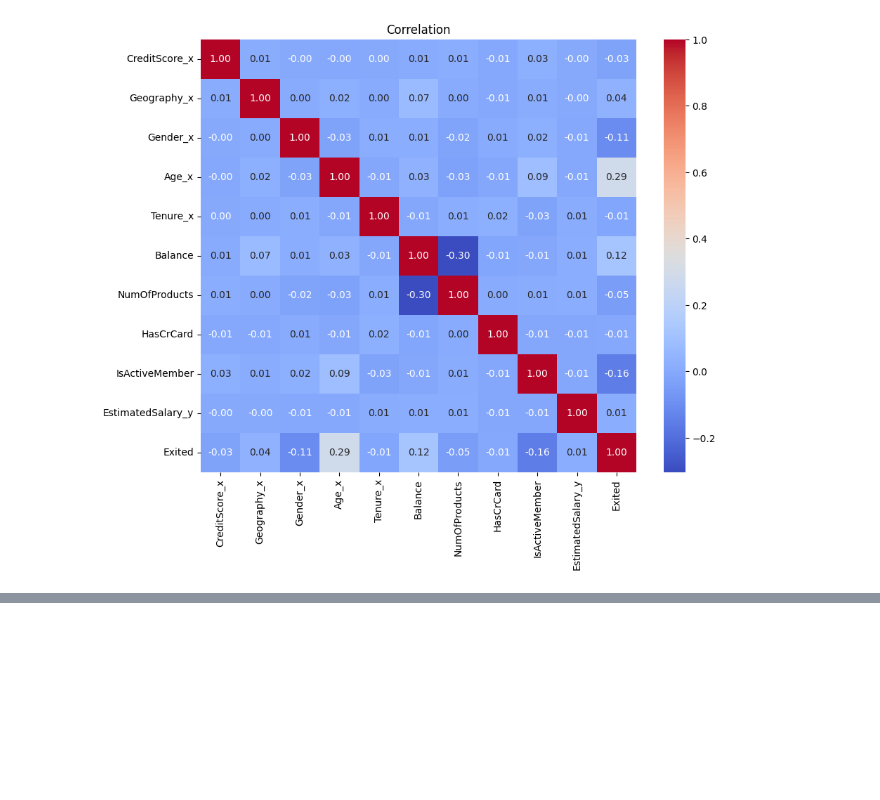
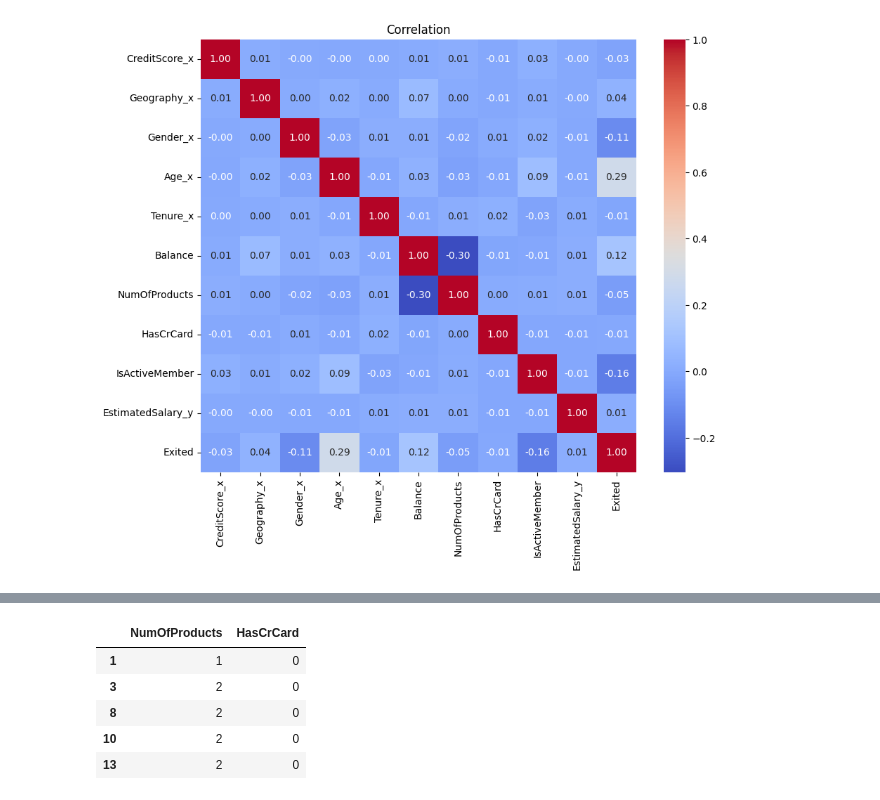
Before and after one commit to veniapputrii/Data-Analyst-using-Python, a Jupyter notebook: ETL_Products.ipynb, the cells around one changed output, grey strips where cells are left out. Cells and saved outputs as stored; diff of their text form; code cells hidden in the pictures; blank space fills up the shorter version.

```diff
--- a/ETL_Products.ipynb
+++ b/ETL_Products.ipynb
@@ -159,0 +176,10 @@ plt.show()
+# %%
+filtered_value = filtered_results[(filtered_results['HasCrCard'] < 1) ]
+filtered_value.head()
+# %% [output]
+|  | NumOfProducts | HasCrCard |
+| 1 | 1 | 0 |
+| 3 | 2 | 0 |
+| 8 | 2 | 0 |
+| 10 | 2 | 0 |
+| 13 | 2 | 0 |
```
Also changed, not shown: parts of 8 cells of this notebook.
